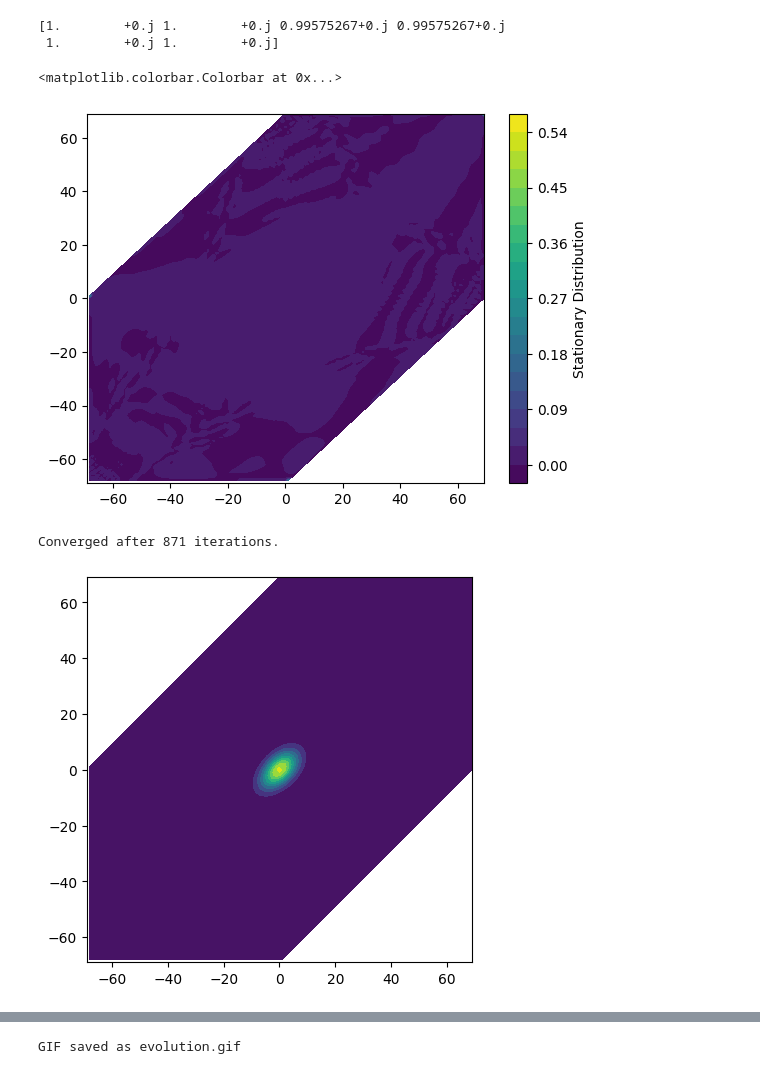
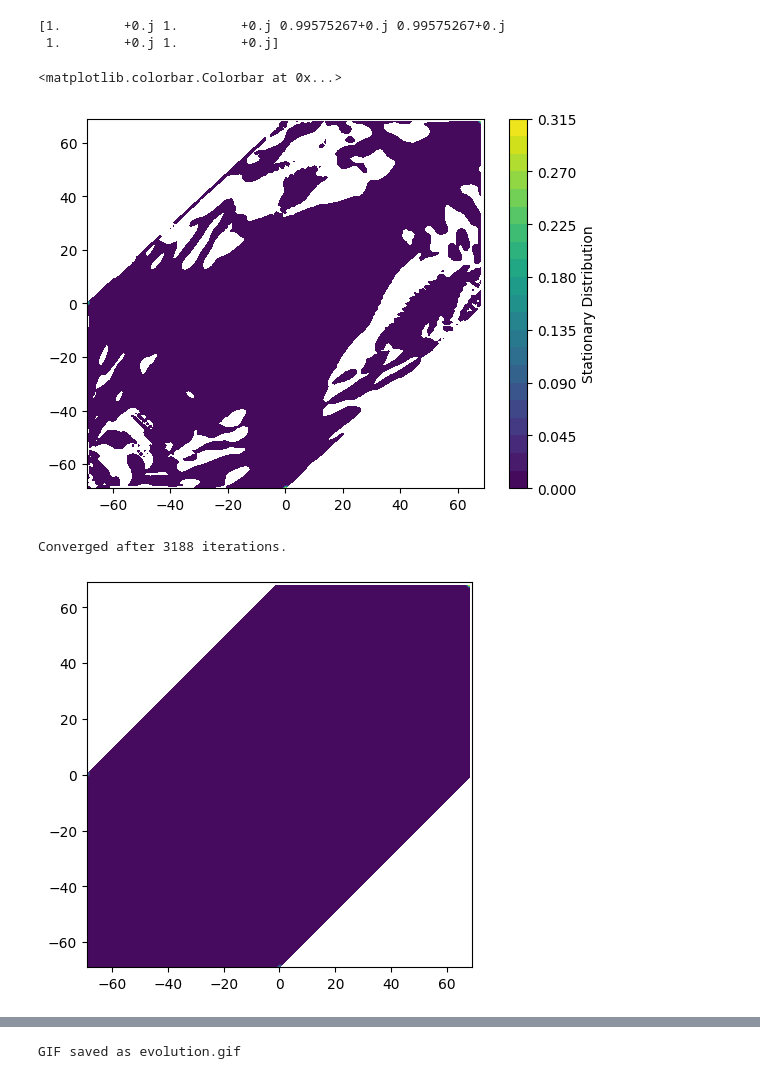
Before and after one commit to sadraheydari/SchumpeterCournotGE, a Jupyter notebook: experiments/3-firm-policy.ipynb, the cells around one changed output, grey strips where cells are left out. Saved outputs shown, nothing was run; the diff lists cells and outputs as text; code cells hidden in the pictures.

```diff
--- a/experiments/3-firm-policy.ipynb
+++ b/experiments/3-firm-policy.ipynb
@@ -429,6 +429,7 @@ def eta(x, alpha = 5.0):
     return 0 if np.isnan(res) else res
 # %%
 policy_dict = {}
+state_space_2d = []
 
 for i in range(len(d_states)):
     for j in range(len(d_states)):
@@ -437,14 +438,7 @@ for i in range(len(d_states)):
         p_kl = p_grid[i, j]
         if not np.isnan(p_kl):
             policy_dict[(d_ik, d_il)] = p_kl
+            state_space_2d.append((d_ik, d_il))
-# %%
-state_space_2d = []
-for idx_k in range(len(d_states)):
-    for idx_l in range(len(d_states)):
-        if np.isnan(p_grid[idx_k, idx_l]):
-            continue
-        state_space_2d.append((d_states[idx_k], d_states[idx_l]))
-state_space_2d = np.array(state_space_2d)
 # %%
 idx_state_map = {
     (i, j): idx for idx, (i, j) in enumerate(state_space_2d)
@@ -582,23 +576,23 @@ print(eigenvalues)
  1.        +0.j 1.        +0.j]
 # %%
 # Extract the stationary distribution
-stationary_dist = np.real(eigenvectors[:, 0])
+stationary_dist = np.real(eigenvectors[:, 5])
 
 # Normalize
 stationary_dist = stationary_dist / stationary_dist.sum()
 
 # Reshape to 2D grid for plotting
 stationary_dist_grid = np.full(p_grid.shape, np.nan)
 for (delta_ik, delta_il), idx in idx_state_map.items():
     idx_k = np.where(d_states == delta_ik)[0][0]
     idx_l = np.where(d_states == delta_il)[0][0]
     stationary_dist_grid[idx_k, idx_l] = stationary_dist[idx]
 
 plt.contourf(X, Y, stationary_dist_grid, levels=20, cmap='viridis')
 plt.colorbar(label='Stationary Distribution')
 # %% [output]
 <matplotlib.colorbar.Colorbar at 0x...>
-[figure, old version]
+[figure, new version]
 # %%
 def convert_1d_to_2d(value_1d, idx_state_map, d_states):
     value_2d = np.full((len(d_states), len(d_states)), np.nan)
@@ -608,12 +602,18 @@ def convert_1d_to_2d(value_1d, idx_state_map, d_states):
         value_2d[idx_k, idx_l] = value_1d[idx]
     return value_2d
 # %%
-state = np.zeros((state_space_2d.shape[0], 1))
+state = np.zeros((len(state_space_2d), 1))
+
 state[idx_state_map[(0, 0)], 0] = 1  # Start at the state where all firms are at the same technology level
+state[idx_state_map[(-40, -40)], 0] = 1
+state[idx_state_map[(-20, 20)], 0] = 1
+state[idx_state_map[(20, -20)], 0] = 1
 
-for i in trange(1000):
+state = state / state.sum()  # Normalize to make it a probability distribution
+
+for i in trange(10000):
     new_state = P_sparse.T @ state
-    if np.isclose(new_state, state, atol=1e-9).all():
+    if np.isclose(new_state, state, atol=1e-15).all():
         print(f"Converged after {i} iterations.")
         break
     state = new_state
@@ -621,8 +621,8 @@ for i in trange(1000):
 state_2d = convert_1d_to_2d(state.flatten(), idx_state_map, d_states)
 plt.figure(figsize=(5,5))
 plt.gca().set_aspect('equal', adjustable='box')
-plt.contourf(X, Y, state_2d, levels=10, cmap='viridis')
+plt.contourf(X, Y, state_2d, levels=20, cmap='viridis')
 plt.show()
 # %% [output]
-Converged after 871 iterations.
+Converged after 3188 iterations.
-[figure, old version]
+[figure, new version]
```
Also changed, not shown: parts of 9 cells of this notebook.
